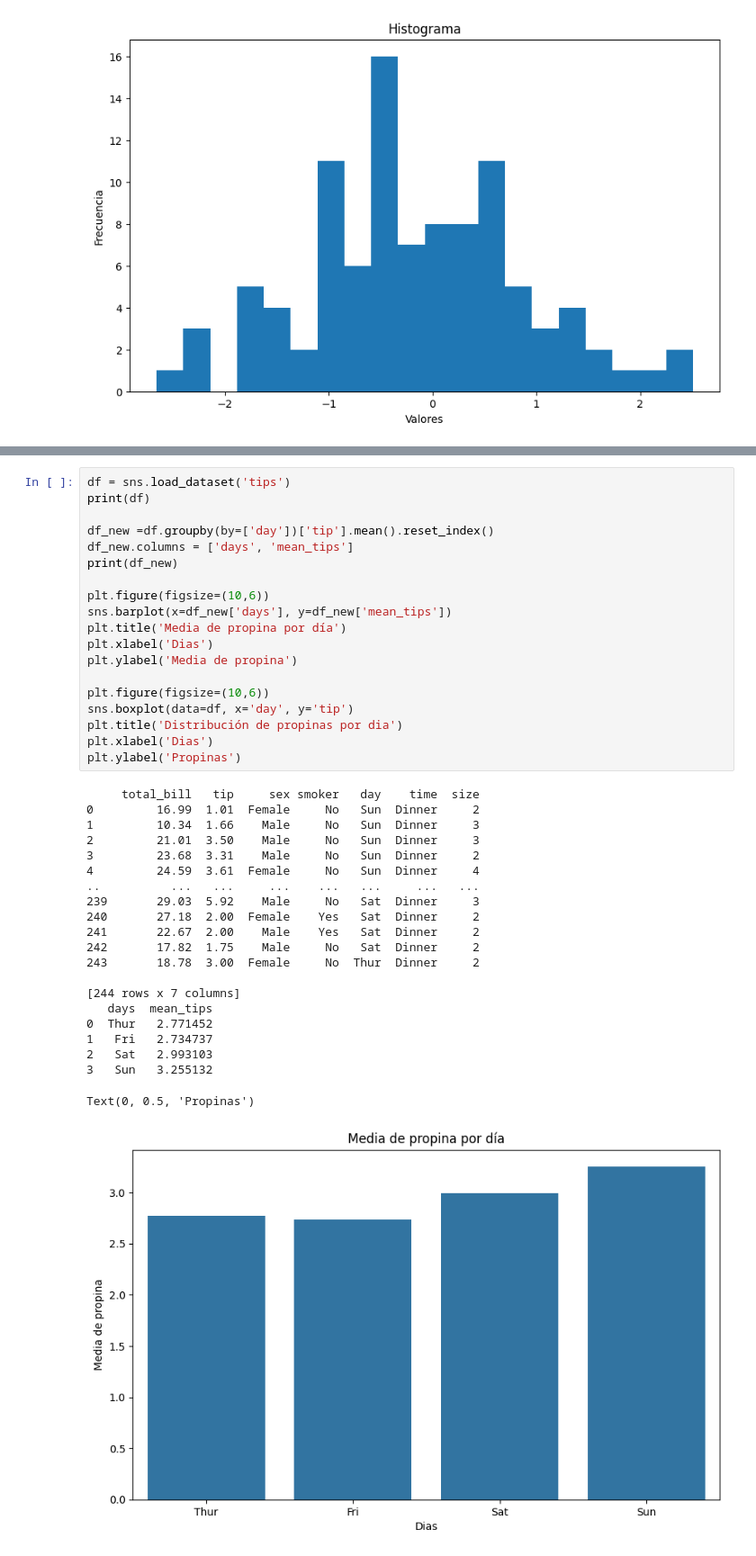
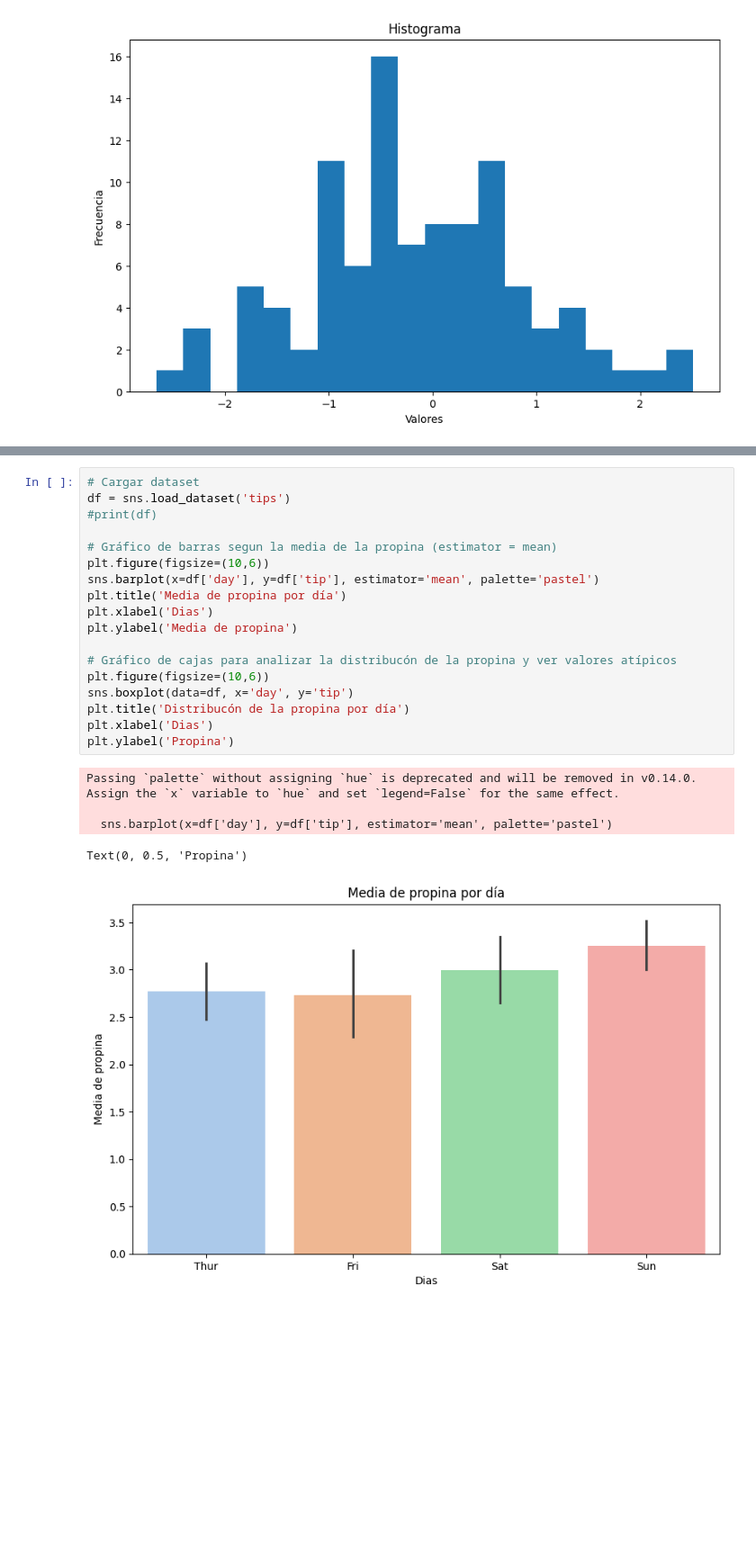
Before and after one commit to camilazioness/Ejercicios-de-An-lisis-de-Datos-con-Pandas-NumPy-Matplotlib-y-Seaborn, a Jupyter notebook: 3_ANALISIS_Y_MINIPROYECTO/SOLUCIONES.ipynb, the cells around one changed output, grey strips where cells are left out. Shown at 90% size. Drawn from its saved outputs; the diff is of its cells as text; blank space fills up the shorter version.

```diff
--- a/3_ANALISIS_Y_MINIPROYECTO/SOLUCIONES.ipynb
+++ b/3_ANALISIS_Y_MINIPROYECTO/SOLUCIONES.ipynb
@@ -160,42 +144,25 @@ Text(0, 0.5, 'Frecuencia')
 # %%
+# Cargar dataset
 df = sns.load_dataset('tips')
-print(df)
+#print(df)
 
-df_new =df.groupby(by=['day'])['tip'].mean().reset_index()
-df_new.columns = ['days', 'mean_tips']
-print(df_new)
-
+# Gráfico de barras segun la media de la propina (estimator = mean)
 plt.figure(figsize=(10,6))
-sns.barplot(x=df_new['days'], y=df_new['mean_tips'])
+sns.barplot(x=df['day'], y=df['tip'], estimator='mean', palette='pastel')
 plt.title('Media de propina por día')
 plt.xlabel('Dias')
 plt.ylabel('Media de propina')
 
+# Gráfico de cajas para analizar la distribucón de la propina y ver valores atípicos
 plt.figure(figsize=(10,6))
 sns.boxplot(data=df, x='day', y='tip')
-plt.title('Distribución de propinas por dia')
+plt.title('Distribucón de la propina por día')
 plt.xlabel('Dias')
-plt.ylabel('Propinas')
+plt.ylabel('Propina')
 # %% [output]
-     total_bill   tip     sex smoker   day    time  size
-0         16.99  1.01  Female     No   Sun  Dinner     2
-1         10.34  1.66    Male     No   Sun  Dinner     3
-2         21.01  3.50    Male     No   Sun  Dinner     3
-3         23.68  3.31    Male     No   Sun  Dinner     2
-4         24.59  3.61  Female     No   Sun  Dinner     4
-..          ...   ...     ...    ...   ...     ...   ...
-239       29.03  5.92    Male     No   Sat  Dinner     3
-240       27.18  2.00  Female    Yes   Sat  Dinner     2
-241       22.67  2.00    Male    Yes   Sat  Dinner     2
-242       17.82  1.75    Male     No   Sat  Dinner     2
-243       18.78  3.00  Female     No  Thur  Dinner     2
+Passing `palette` without assigning `hue` is deprecated and will be removed in v0.14.0. Assign the `x` variable to `hue` and set `legend=False` for the same effect.
 
-[244 rows x 7 columns]
-   days  mean_tips
-0  Thur   2.771452
-1   Fri   2.734737
-2   Sat   2.993103
-3   Sun   3.255132
+  sns.barplot(x=df['day'], y=df['tip'], estimator='mean', palette='pastel')
-Text(0, 0.5, 'Propinas')
+Text(0, 0.5, 'Propina')
-[figure, old version]
+[figure, new version]
 [figure]
```
Also changed, not shown: parts of 22 cells of this notebook, 2 other files.
